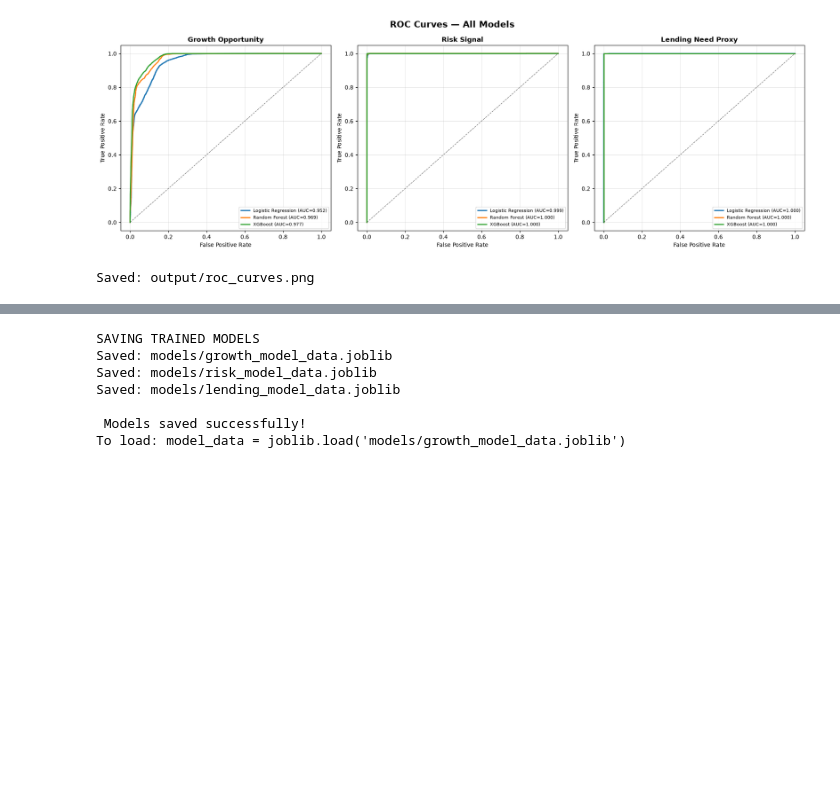
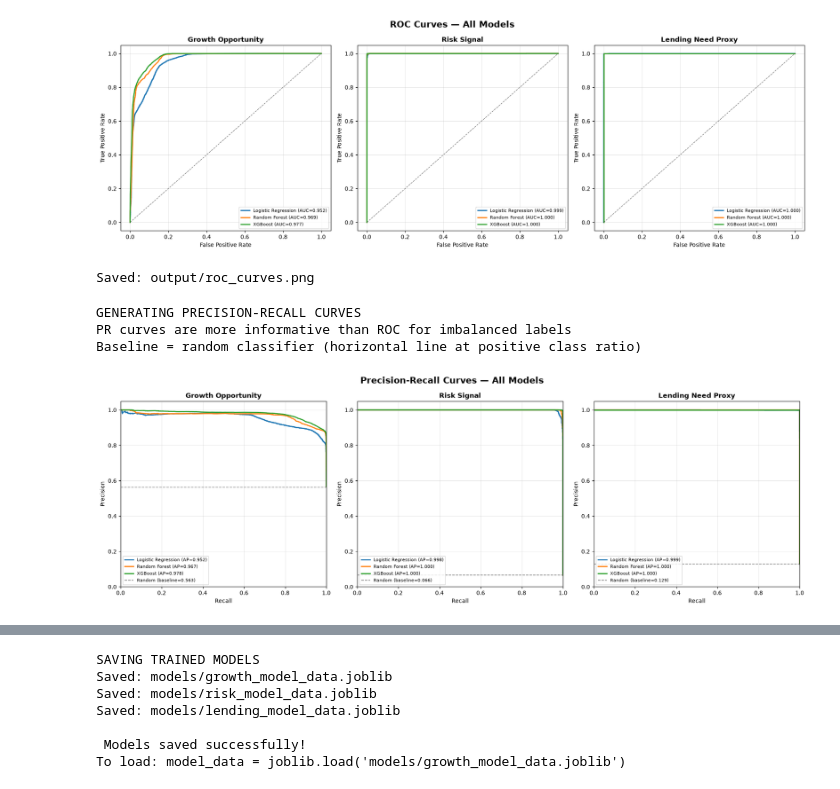
Before and after one commit to Vishwatejkhot/Lloyds_project_group33, a Jupyter notebook: model_training_and_evaluation.ipynb, the cells around one changed output, grey strips where cells are left out. Saved outputs shown, nothing was run; the diff lists cells and outputs as text; code cells hidden in the pictures; blank space fills up the shorter version.

```diff
--- a/model_training_and_evaluation.ipynb
+++ b/model_training_and_evaluation.ipynb
@@ -695,3 +695,71 @@ print("Saved: output/roc_curves.png")
 GENERATING ROC CURVES
 [figure]
 Saved: output/roc_curves.png
+# %%
+from sklearn.metrics import precision_recall_curve
+
+print("GENERATING PRECISION-RECALL CURVES")
+print("PR curves are more informative than ROC for imbalanced labels")
+print("Baseline = random classifier (horizontal line at positive class ratio)")
+
+# Positive class ratio per label = baseline for a random classifier
+baselines = {
+    'growth':  y_test_growth.mean(),
+    'risk':    y_test_risk.mean(),
+    'lending': y_test_lending.mean(),
+}
+
+colors = {
+    'Logistic Regression': '#1f77b4',
+    'Random Forest': '#ff7f0e',
+    'XGBoost': '#2ca02c'
+}
+
+fig, axes = plt.subplots(1, 3, figsize=(18, 6))
+fig.suptitle('Precision-Recall Curves — All Models', fontsize=16, fontweight='bold')
+
+pr_rows = []
+
+for idx, (label, title) in enumerate([
+    ('growth',  'Growth Opportunity'),
+    ('risk',    'Risk Signal'),
+    ('lending', 'Lending Need Proxy'),
+]):
+    ax = axes[idx]
+    y_true = y_tests_map[label]
+    baseline = baselines[label]
+
+    for model in ['Logistic Regression', 'Random Forest', 'XGBoost']:
+        y_prob = all_predictions[label][model]['y_prob']
+        precision, recall, _ = precision_recall_curve(y_true, y_prob)
+        ap = average_precision_score(y_true, y_prob)
+        ax.plot(recall, precision, label=f'{model} (AP={ap:.3f})', color=colors[model], lw=2)
+        pr_rows.append({'Label': title, 'Model': model, 'Average_Precision': round(ap, 4)})
+
+    # Baseline: random classifier
+    ax.axhline(y=baseline, color='gray', linestyle='--', lw=1.2,
+               label=f'Random (baseline={baseline:.3f})')
+
+    ax.set_xlabel('Recall')
+    ax.set_ylabel('Precision')
+    ax.set_title(title, fontweight='bold')
+    ax.legend(loc='lower left', fontsize=8)
+    ax.set_xlim([0, 1])
+    ax.set_ylim([0, 1.05])
+    ax.grid(alpha=0.3)
+
+plt.tight_layout()
+plt.savefig('output/pr_curves.png', dpi=150, bbox_inches='tight')
+plt.show()
+print("Saved: output/pr_curves.png")
+
+pd.DataFrame(pr_rows).to_csv('output/pr_auc_results.csv', index=False)
+print("Saved: output/pr_auc_results.csv")
+
+print("\nAverage Precision Summary (higher = better, baseline varies per label):")
+print(pd.DataFrame(pr_rows).to_string(index=False))
+# %% [output]
+GENERATING PRECISION-RECALL CURVES
+PR curves are more informative than ROC for imbalanced labels
+Baseline = random classifier (horizontal line at positive class ratio)
+[figure, added]
```
Also changed, not shown: parts of 1 cell of this notebook, 2 other files.
